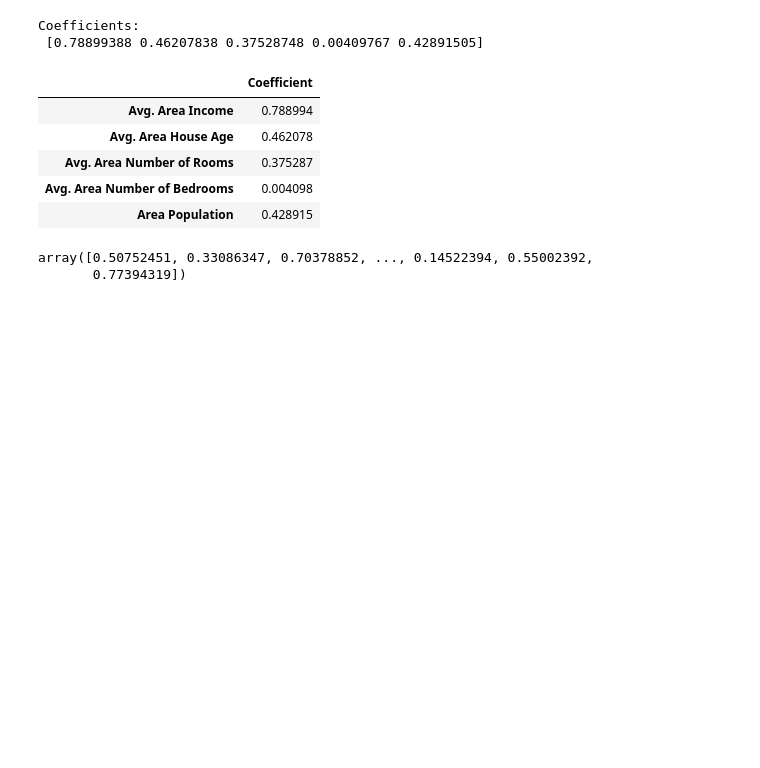
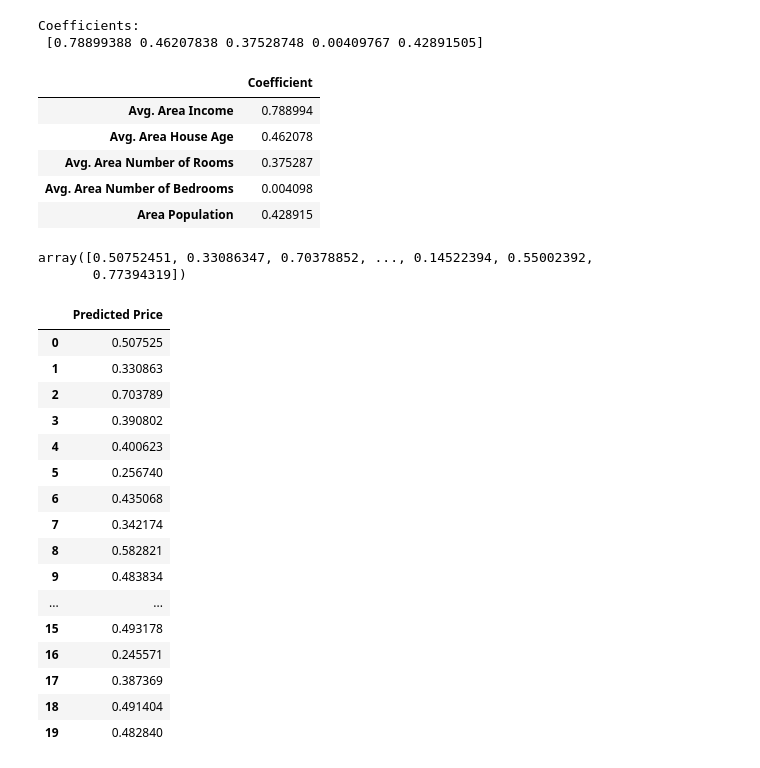
Before and after one commit to odara-rapheal/Weekly-ML-Code-Project-003-Regression-, a Jupyter notebook: Weekly ML Code Project 003 (Regression).ipynb, the cells around one changed output. Drawn from its saved outputs; the diff is of its cells as text; code cells hidden in the pictures; blank space fills up the shorter version.

Commit message:
training and testing of the Regression Model

```diff
--- a/Weekly ML Code Project 003 (Regression).ipynb
+++ b/Weekly ML Code Project 003 (Regression).ipynb
@@ -201,3 +202,27 @@ y_test_pred
 # %% [output]
 array([0.50752451, 0.33086347, 0.70378852, ..., 0.14522394, 0.55002392,
        0.77394319])
+# %%
+# showing the output of the model prediction in a dataframe
+y_test_pred_df = pd.DataFrame(y_test_pred, columns = ["Predicted Price"])
+# %%
+# displaying the first 20 field of the dataframe
+y_test_pred_df.head(20)
+# %% [output]
+|  | Predicted Price |
+| 0 | 0.507525 |
+| 1 | 0.330863 |
+| 2 | 0.703789 |
+| 3 | 0.390802 |
+| 4 | 0.400623 |
+| 5 | 0.256740 |
+| 6 | 0.435068 |
+| 7 | 0.342174 |
+| 8 | 0.582821 |
+| 9 | 0.483834 |
+| ... | ... |
+| 15 | 0.493178 |
+| 16 | 0.245571 |
+| 17 | 0.387369 |
+| 18 | 0.491404 |
+| 19 | 0.482840 |
```
Also changed, not shown: parts of 7 cells of this notebook.
